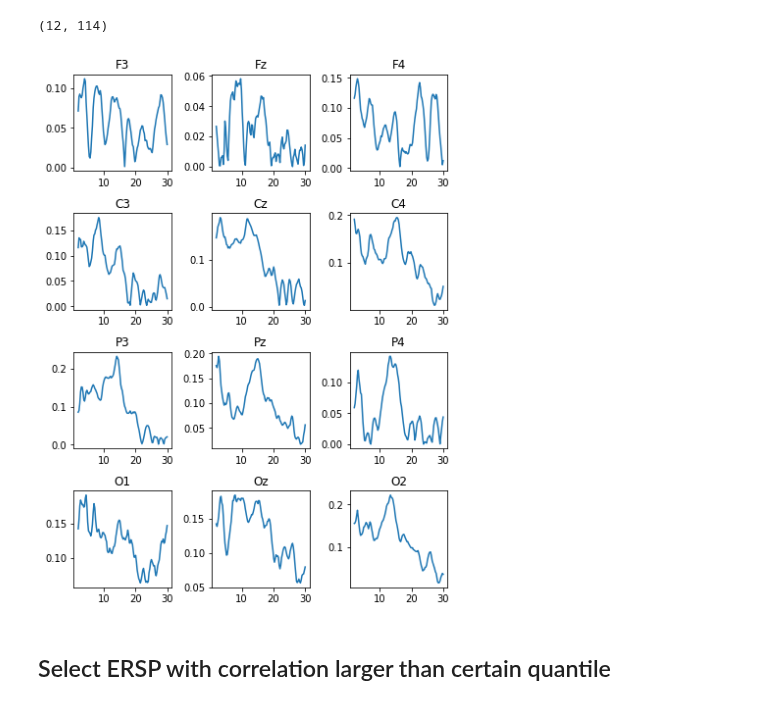
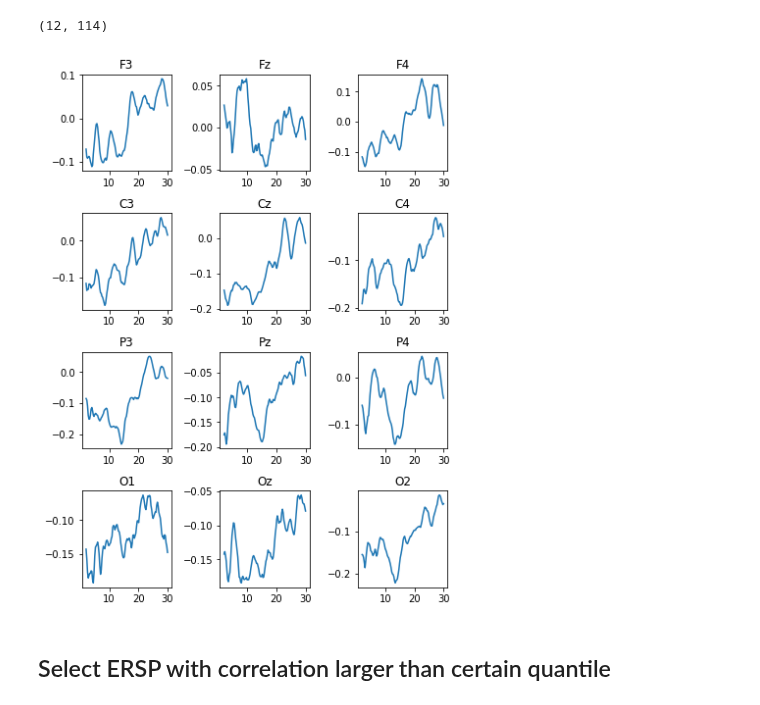
Before and after one commit to hundredball/Math24, a Jupyter notebook: Ginny_ERSP/Analyze_data.ipynb, the cells around one changed output. Drawn from its saved outputs; the diff is of its cells as text; code cells hidden in the pictures.

```diff
--- a/Ginny_ERSP/Analyze_data.ipynb
+++ b/Ginny_ERSP/Analyze_data.ipynb
@@ -11,7 +12,15 @@ import sampling
 # %% [markdown]
 # Analyze correlation between ERSP and solution latency
 # %%
-ERSP_all, tmp_all, freqs = dataloader.load_data()
+data_cate = 1
+
+if data_cate == 1:
+    ERSP_all, tmp_all, freqs = dataloader.load_data()
+else:
+    with open('./ERSP_from_raw.data', 'rb') as fp:
+        dict_ERSP = pickle.load(fp)
+    ERSP_all, tmp_all, freqs = dict_ERSP['ERSP'], dict_ERSP['SLs'], dict_ERSP['freq']
+
 ERSP_all, SLs = preprocessing.standardize(ERSP_all, tmp_all)
 
 # Change the dimension of ERSP_all
@@ -29,30 +38,30 @@ Shape of ERSP_corr: (1368, 452)
 Shape of SLs_corr:  (1368, 452)
 # %%
 corr_mat = np.corrcoef(ERSP_corr, SLs_corr)
-corr_ERSP_SLs = corr_mat[:1368, 1368].reshape((12,-1))
+corr_ERSP_SLs = corr_mat[:ERSP_corr.shape[0], ERSP_corr.shape[0]].reshape((12,-1))
 print(corr_ERSP_SLs.shape)
 # %% [output]
 (12, 114)
 # %%
 channels = pd.read_csv('Channel_location.csv')['Channel']
 fig, axs = plt.subplots(4, 3, figsize=(6, 8))
 for i_fig in range(12):
 
     row_fig = i_fig//3
     col_fig = i_fig%3
 
-    axs[row_fig, col_fig].plot(freqs, abs(corr_ERSP_SLs[i_fig, :]))
+    axs[row_fig, col_fig].plot(freqs, corr_ERSP_SLs[i_fig, :])
     axs[row_fig, col_fig].set_title(channels[i_fig])
 
 fig.tight_layout(pad=1.0)
 '''
 fig.suptitle('Correlation between ERSP and solution latency')
 fig.text(0.5, 0.04, 'Frequency (Hz)', ha='center')
 fig.text(0.04, 0.5, 'Correlation', va='center', rotation='vertical')
 '''
-fig.savefig('./results/corr_ERSP_SL.png')
+fig.savefig('./results/PreData_corr_ERSP_SL.png')
 # %% [output]
-[figure, old version]
+[figure, new version]
 # %% [markdown]
 ## Select ERSP with correlation larger than certain quantile
 # %%
```
Also changed, not shown: parts of 1 cell of this notebook, 9 other files.
